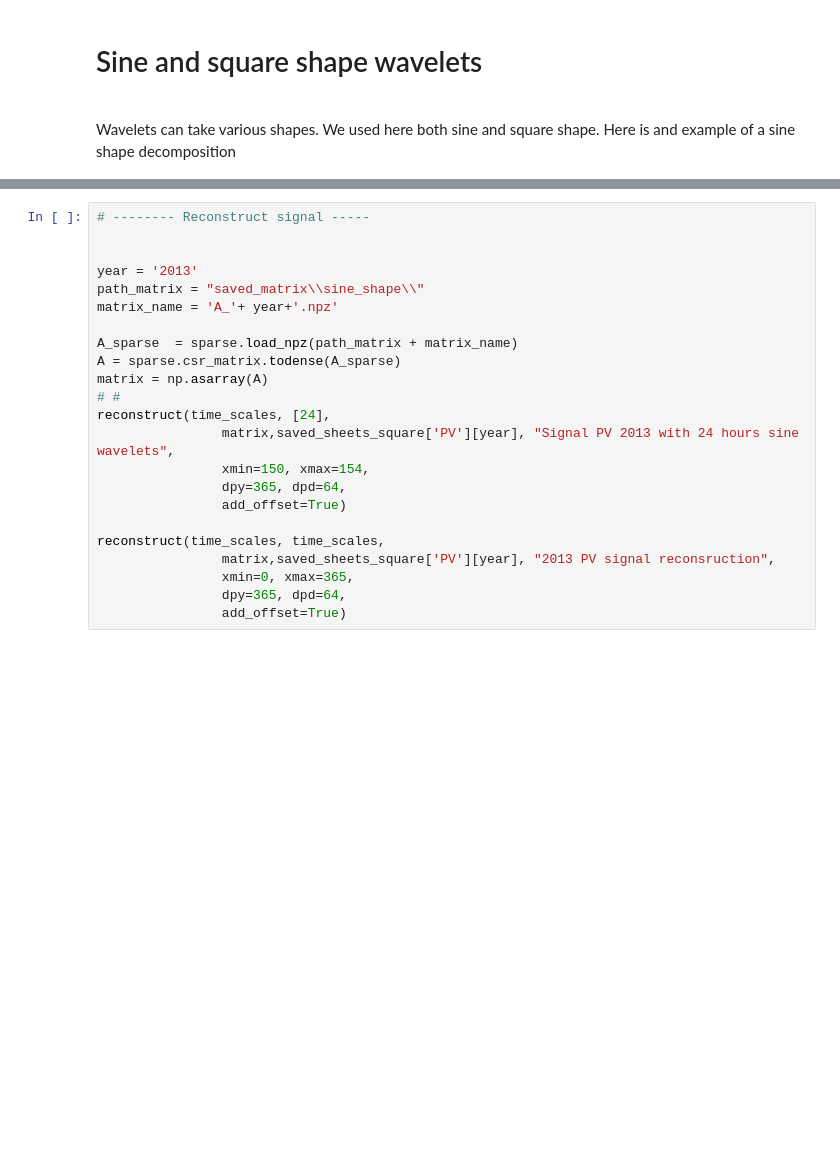
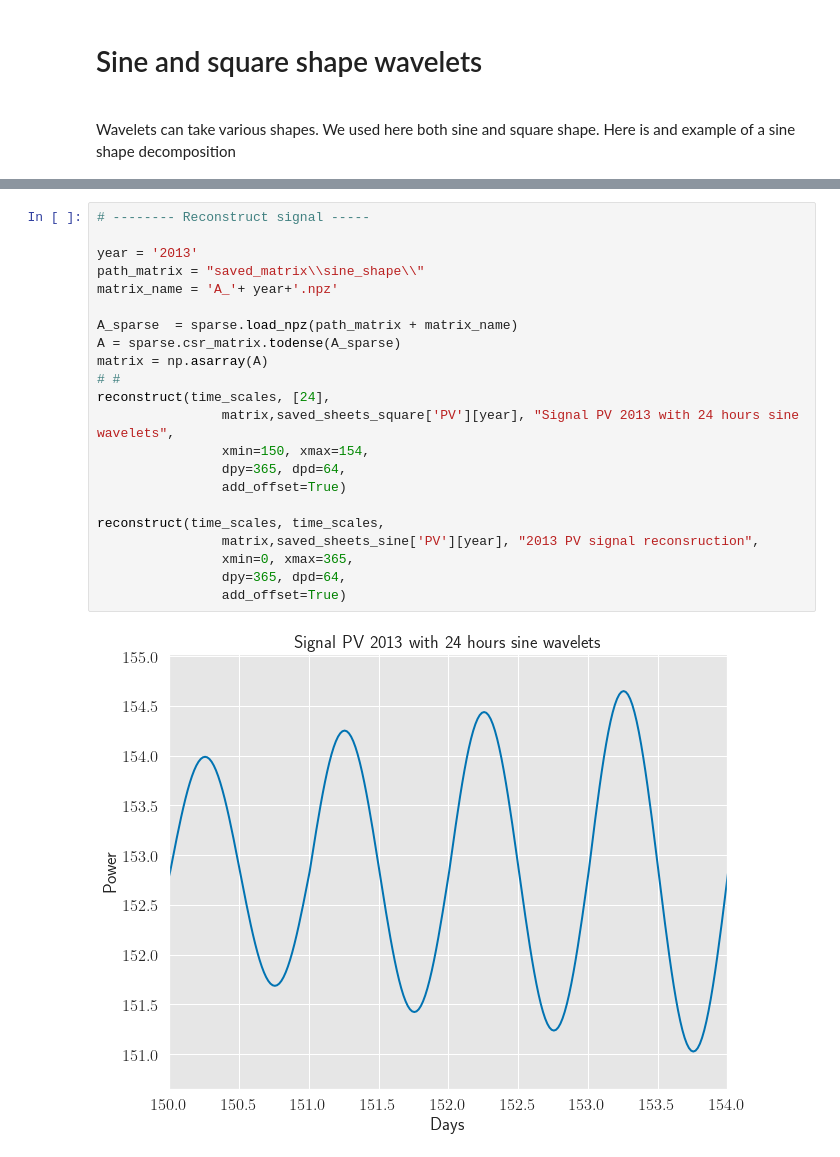
Before and after one commit to jus6du/wavelet_decomposition, a Jupyter notebook: tutorial.ipynb, the cells around one changed output, grey strips where cells are left out. Saved outputs shown, nothing was run; the diff lists cells and outputs as text; blank space fills up the shorter version.

```diff
--- a/tutorial.ipynb
+++ b/tutorial.ipynb
@@ -381,23 +450,24 @@ plot_EPN(results_sine['emax'], results_sine['pmax'], results_sine['n'], results_
 # %%
 # -------- Reconstruct signal -----
-
 
 year = '2013'
 path_matrix = "saved_matrix\\sine_shape\\"
 matrix_name = 'A_'+ year+'.npz'
 
 A_sparse  = sparse.load_npz(path_matrix + matrix_name)
 A = sparse.csr_matrix.todense(A_sparse)
 matrix = np.asarray(A)
 # #
 reconstruct(time_scales, [24],
                 matrix,saved_sheets_square['PV'][year], "Signal PV 2013 with 24 hours sine wavelets",
                 xmin=150, xmax=154,
                 dpy=365, dpd=64,
                 add_offset=True)
 
 reconstruct(time_scales, time_scales,
-                matrix,saved_sheets_square['PV'][year], "2013 PV signal reconsruction",
+                matrix,saved_sheets_sine['PV'][year], "2013 PV signal reconsruction",
                 xmin=0, xmax=365,
                 dpy=365, dpd=64,
                 add_offset=True)
+# %% [output]
+[figure, added]
```
Also changed, not shown: parts of 14 cells of this notebook.
